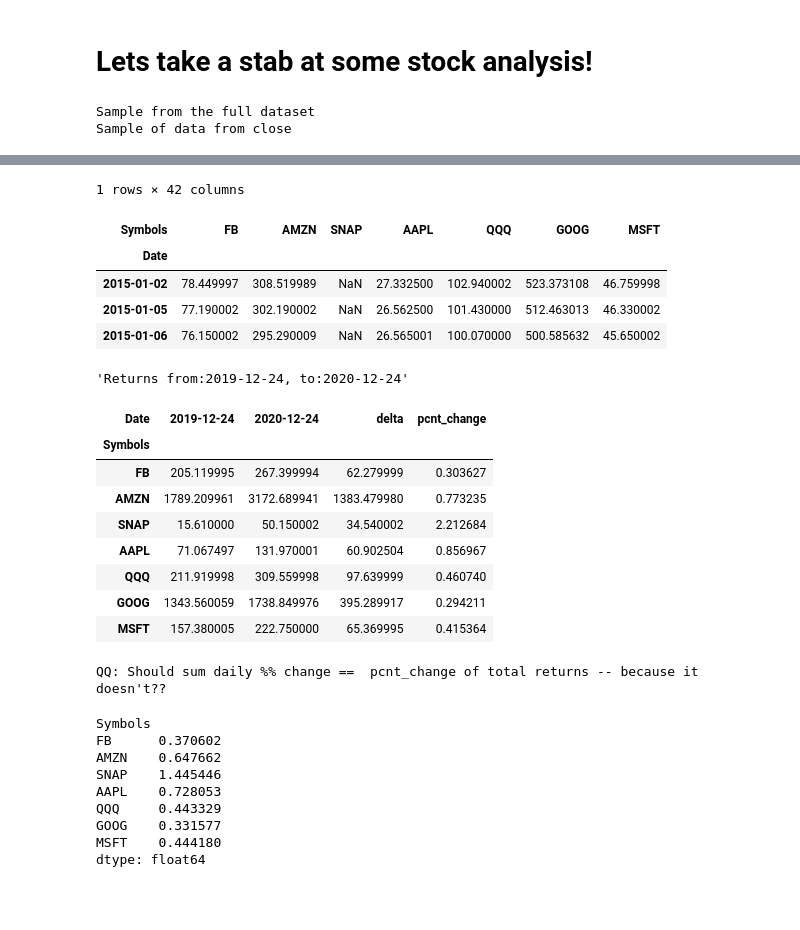
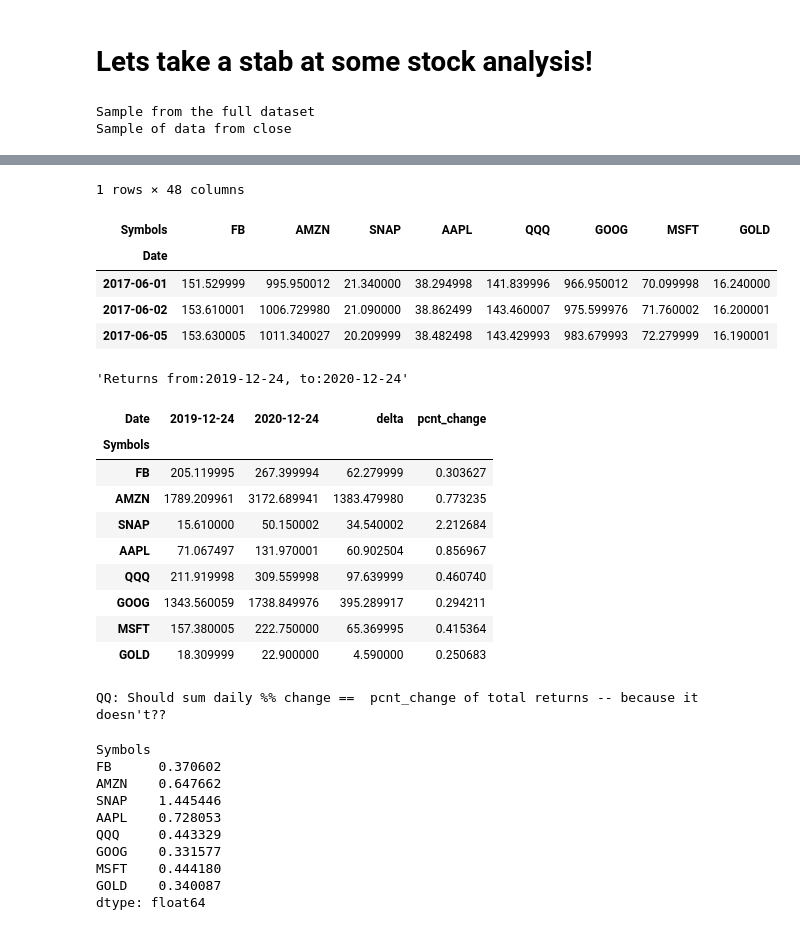
Before and after one commit to idvorkin/jupyter, a Jupyter notebook: stock_analysis.ipynb, the cells around one changed output, grey strips where cells are left out. Saved outputs shown, nothing was run; the diff lists cells and outputs as text; code cells hidden in the pictures; blank space fills up the shorter version.

```diff
--- a/stock_analysis.ipynb
+++ b/stock_analysis.ipynb
@@ -20,13 +20,12 @@ import pandas_datareader.data as data
 # %% [markdown]
 # Lets take a stab at some stock analysis!
 # %%
-# We would like all available data from 01/01/2000 until 12/31/2016.
-start_date = "2015-01-01"
+start_date = "2017-06-01"  # SNAP  IPO'd on 3/2/2017 - so start after that.
 end_date = "2020-12-31"
 
 # User pandas_reader.data.DataReader to load the desired data. As simple as that.
 panel_data = data.DataReader(
-    "FB;AMZN;SNAP;AAPL;QQQ;GOOG;MSFT".split(";"), "yahoo", start_date, end_date
+    "FB;AMZN;SNAP;AAPL;QQQ;GOOG;MSFT;GOLD".split(";"), "yahoo", start_date, end_date
 )
 print("Sample from the full dataset")
 display(panel_data.head(1))
@@ -44,9 +43,9 @@ Sample of data from close
-1 rows × 42 columns
+1 rows × 48 columns
-| Symbols | FB | AMZN | SNAP | AAPL | QQQ | GOOG | MSFT |
-| Date |  |  |  |  |  |  |  |
-| 2015-01-02 | 78.449997 | 308.519989 | NaN | 27.332500 | 102.940002 | 523.373108 | 46.759998 |
-| 2015-01-05 | 77.190002 | 302.190002 | NaN | 26.562500 | 101.430000 | 512.463013 | 46.330002 |
-| 2015-01-06 | 76.150002 | 295.290009 | NaN | 26.565001 | 100.070000 | 500.585632 | 45.650002 |
+| Symbols | FB | AMZN | SNAP | AAPL | QQQ | GOOG | MSFT | GOLD |
+| Date |  |  |  |  |  |  |  |  |
+| 2017-06-01 | 151.529999 | 995.950012 | 21.340000 | 38.294998 | 141.839996 | 966.950012 | 70.099998 | 16.240000 |
+| 2017-06-02 | 153.610001 | 1006.729980 | 21.090000 | 38.862499 | 143.460007 | 975.599976 | 71.760002 | 16.200001 |
+| 2017-06-05 | 153.630005 | 1011.340027 | 20.209999 | 38.482498 | 143.429993 | 983.679993 | 72.279999 | 16.190001 |
 # %%
 from numpy.lib.function_base import disp
 import arrow
@@ -88,6 +87,7 @@ df.pct_change().sum()
 | QQQ | 211.919998 | 309.559998 | 97.639999 | 0.460740 |
 | GOOG | 1343.560059 | 1738.849976 | 395.289917 | 0.294211 |
 | MSFT | 157.380005 | 222.750000 | 65.369995 | 0.415364 |
+| GOLD | 18.309999 | 22.900000 | 4.590000 | 0.250683 |
 QQ: Should sum daily %% change ==  pcnt_change of total returns -- because it doesn't??
 Symbols
 FB      0.370602
@@ -97,6 +97,7 @@ AAPL    0.728053
 QQQ     0.443329
 GOOG    0.331577
 MSFT    0.444180
+GOLD    0.340087
 dtype: float64
 # %%
 from numpy.core.defchararray import encode
```
Also changed, not shown: parts of 2 cells of this notebook, 1 other file.
